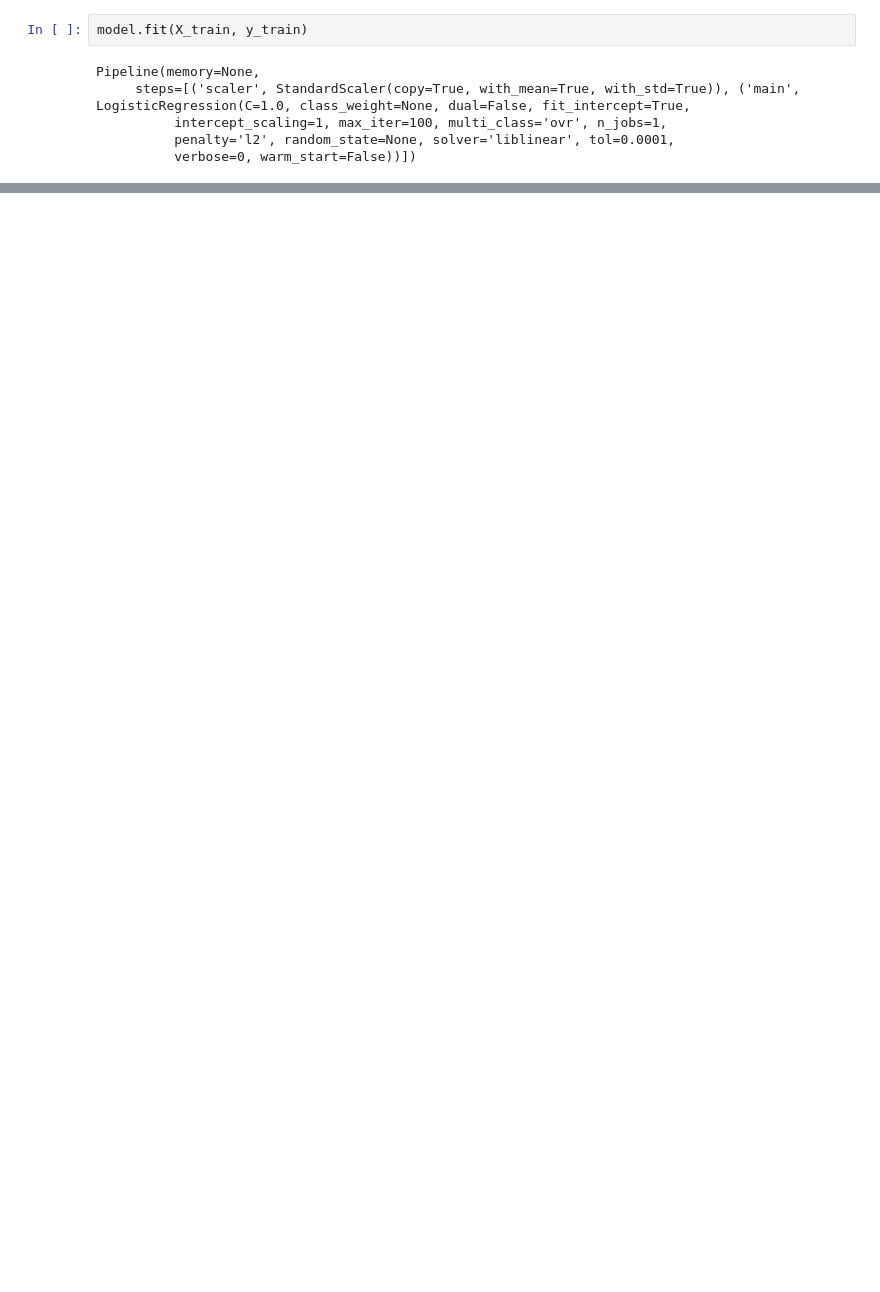
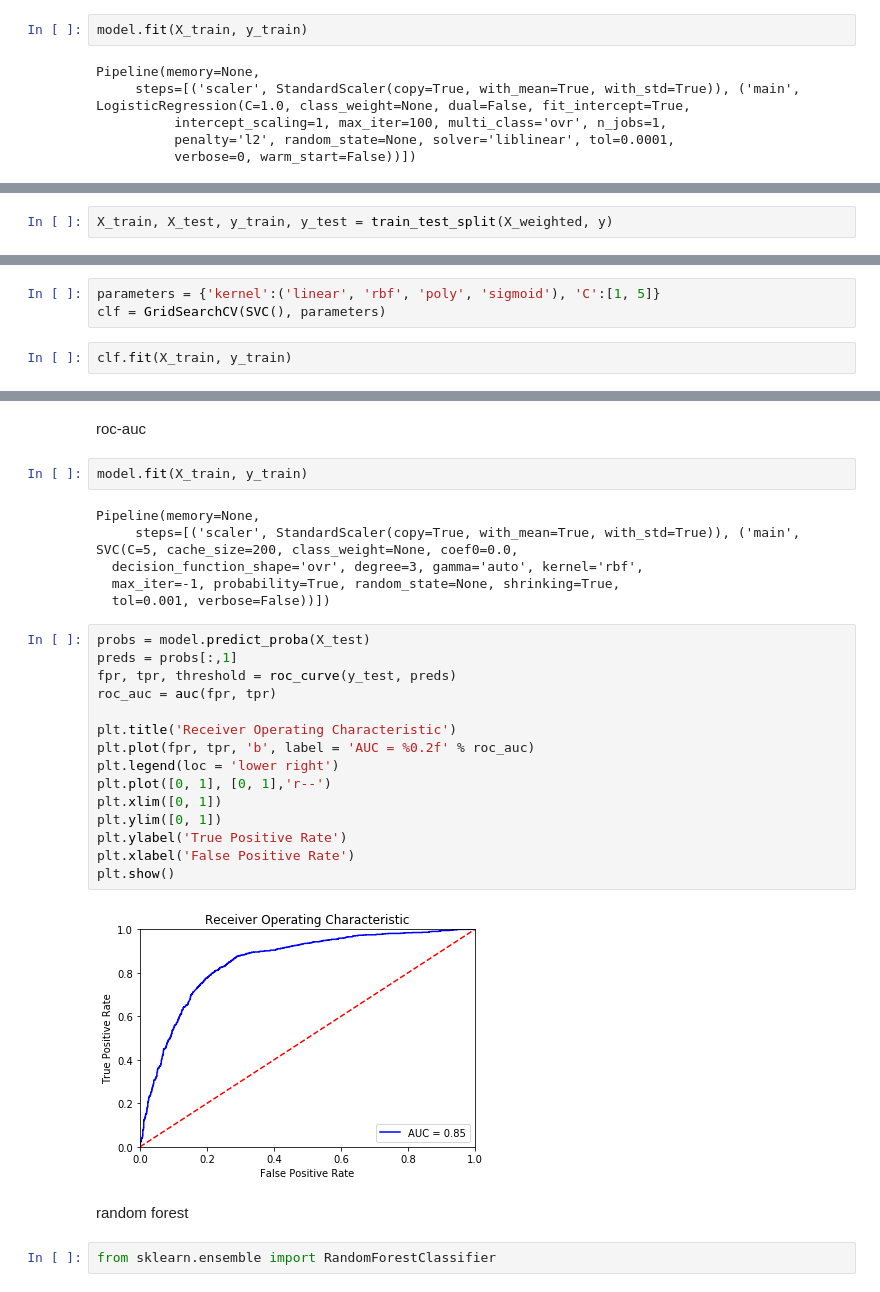
Before and after one commit to antosiv/dm1project, a Jupyter notebook: main.ipynb, the cells around one changed output, grey strips where cells are left out. Saved outputs shown, nothing was run; the diff lists cells and outputs as text; blank space fills up the shorter version.

Commit message:
svm and random forest added

```diff
--- a/main.ipynb
+++ b/main.ipynb
@@ -185,0 +242,2 @@ plt.show()
+# %%
+X_train, X_test, y_train, y_test = train_test_split(X_weighted, y)
@@ -185,0 +246,5 @@ plt.show()
+# %%
+parameters = {'kernel':('linear', 'rbf', 'poly', 'sigmoid'), 'C':[1, 5]}
+clf = GridSearchCV(SVC(), parameters)
+# %%
+clf.fit(X_train, y_train)
@@ -185,0 +268,31 @@ plt.show()
+# %% [markdown]
+roc-auc
+# %%
+model.fit(X_train, y_train)
+# %% [output]
+Pipeline(memory=None,
+     steps=[('scaler', StandardScaler(copy=True, with_mean=True, with_std=True)), ('main', SVC(C=5, cache_size=200, class_weight=None, coef0=0.0,
+  decision_function_shape='ovr', degree=3, gamma='auto', kernel='rbf',
+  max_iter=-1, probability=True, random_state=None, shrinking=True,
+  tol=0.001, verbose=False))])
+# %%
+probs = model.predict_proba(X_test)
+preds = probs[:,1]
+fpr, tpr, threshold = roc_curve(y_test, preds)
+roc_auc = auc(fpr, tpr)
+
+plt.title('Receiver Operating Characteristic')
+plt.plot(fpr, tpr, 'b', label = 'AUC = %0.2f' % roc_auc)
+plt.legend(loc = 'lower right')
+plt.plot([0, 1], [0, 1],'r--')
+plt.xlim([0, 1])
+plt.ylim([0, 1])
+plt.ylabel('True Positive Rate')
+plt.xlabel('False Positive Rate')
+plt.show()
+# %% [output]
+[figure, added]
+# %% [markdown]
+random forest
+# %%
+from sklearn.ensemble import RandomForestClassifier
```
Also changed, not shown: parts of 30 cells of this notebook.
